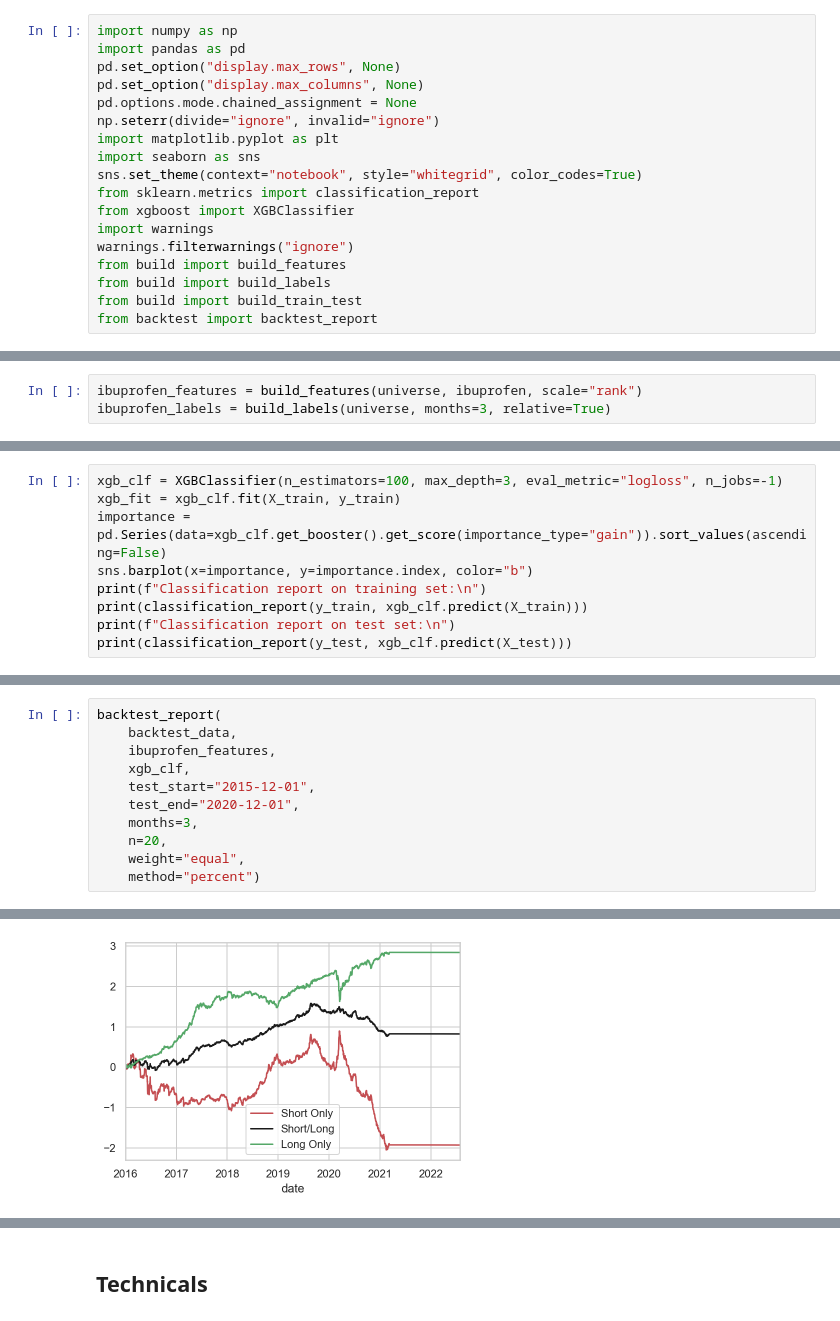
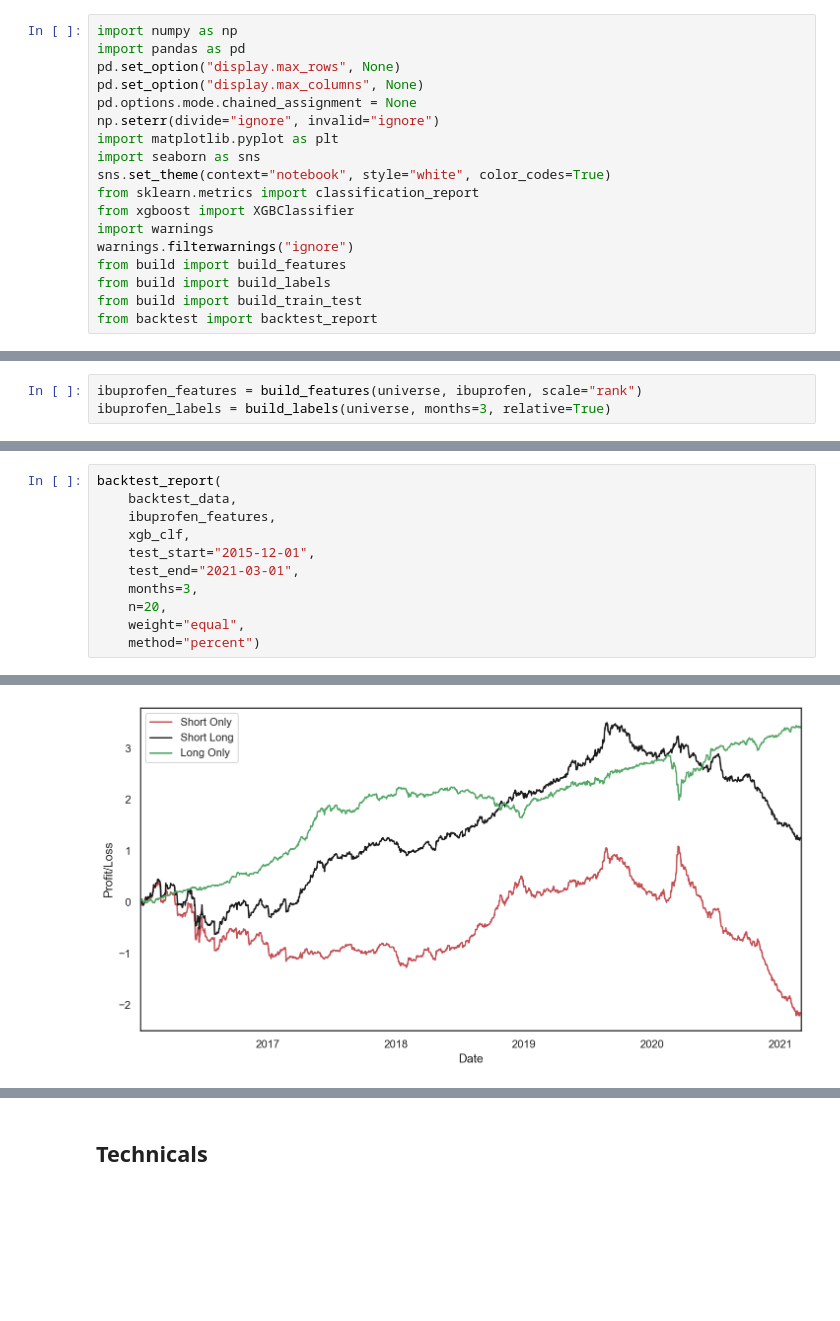
Before and after one commit to iewaij/tseu, a Jupyter notebook: notebooks/backtest_mega.ipynb, the cells around one changed output, grey strips where cells are left out. Cells and saved outputs as stored; diff of their text form; blank space fills up the shorter version.

```diff
--- a/notebooks/backtest_mega.ipynb
+++ b/notebooks/backtest_mega.ipynb
@@ -9,7 +9,7 @@ pd.options.mode.chained_assignment = None
 np.seterr(divide="ignore", invalid="ignore")
 import matplotlib.pyplot as plt
 import seaborn as sns
-sns.set_theme(context="notebook", style="whitegrid", color_codes=True)
+sns.set_theme(context="notebook", style="white", color_codes=True)
 from sklearn.metrics import classification_report
 from xgboost import XGBClassifier
 import warnings
@@ -210,9 +209,0 @@ weighted avg       0.58      0.22      0.13     74349
-# %%
-xgb_clf = XGBClassifier(n_estimators=100, max_depth=3, eval_metric="logloss", n_jobs=-1)
-xgb_fit = xgb_clf.fit(X_train, y_train)
-importance = pd.Series(data=xgb_clf.get_booster().get_score(importance_type="gain")).sort_values(ascending=False)
-sns.barplot(x=importance, y=importance.index, color="b")
-print(f"Classification report on training set:\n")
-print(classification_report(y_train, xgb_clf.predict(X_train)))
-print(f"Classification report on test set:\n")
-print(classification_report(y_test, xgb_clf.predict(X_test)))
@@ -241,7 +213,7 @@ backtest_report(
     ibuprofen_features,
     xgb_clf,
     test_start="2015-12-01",
-    test_end="2020-12-01",
+    test_end="2021-03-01",
     months=3,
     n=20,
     weight="equal",
@@ -267 +239 @@ Beta: -0.004121275217142542
-[figure, old version]
+[figure, new version]
```
Also changed, not shown: parts of 12 cells of this notebook, 2 other files.
